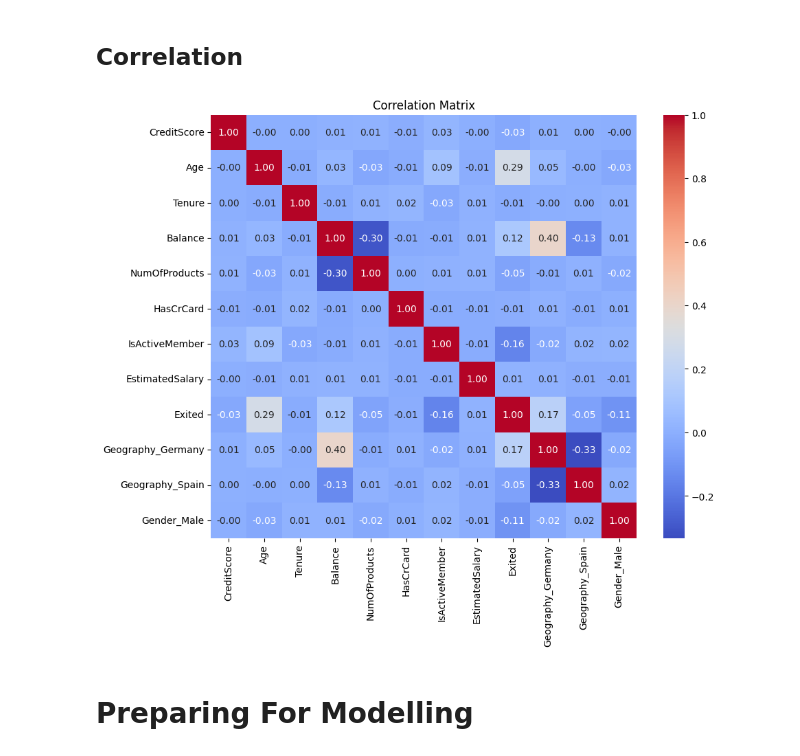
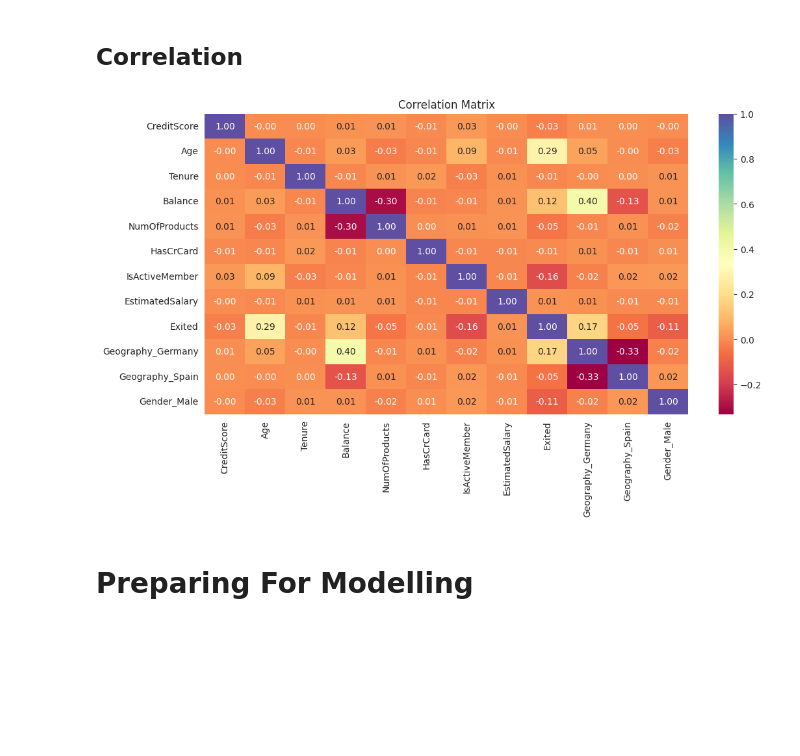
Before and after one commit to mohammadreza-mohammadi94/DataAnalysis-And-MachineLearning, a Jupyter notebook: 2. Marketing and Customer Analysis/Bank Customer Churn Prediction/Predicting_Churn_for_Bank_Customers.ipynb, the cells around one changed output. Saved outputs shown, nothing was run; the diff lists cells and outputs as text; code cells hidden in the pictures; blank space fills up the shorter version.

```diff
--- a/2. Marketing and Customer Analysis/Bank Customer Churn Prediction/Predicting_Churn_for_Bank_Customers.ipynb
+++ b/2. Marketing and Customer Analysis/Bank Customer Churn Prediction/Predicting_Churn_for_Bank_Customers.ipynb
@@ -367,11 +438,11 @@ df_encoded.head(2)
 # %%
-# # Importing OneHotEncoding
-# from sklearn.preprocessing import OneHotEncoder
-# # Initialize the OneHotEncoder
-# encoder = OneHotEncoder(drop='first', sparse=False)
-# # Step 2: Fit and transform the selected columns
-# encoded_cols = encoder.fit_transform(df[['Geography', 'Gender']])
-# encoded_cols
+# Importing OneHotEncoding
+from sklearn.preprocessing import OneHotEncoder
+# Initialize the OneHotEncoder
+encoder = OneHotEncoder(drop='first', sparse=False)
+# Step 2: Fit and transform the selected columns
+encoded_cols = encoder.fit_transform(df[['Geography', 'Gender']])
+encoded_cols
 # %% [output]
 array([[0., 0., 0.],
        [0., 1., 0.],
@@ -381,8 +452,8 @@ array([[0., 0., 0.],
        [1., 0., 1.],
        [0., 0., 0.]])
 # %%
-# encoded_df = pd.DataFrame(encoded_cols, columns=encoder.get_feature_names_out(['Geography', 'Gender']))
-# encoded_df
+encoded_df = pd.DataFrame(encoded_cols, columns=encoder.get_feature_names_out(['Geography', 'Gender']))
+encoded_df
 # %% [output]
 |  | Geography_Germany | Geography_Spain | Gender_Male |
 | 0 | 0.0 | 0.0 | 0.0 |
@@ -398,12 +469,12 @@ array([[0., 0., 0.],
 | 9999 | 0.0 | 0.0 | 0.0 |
 10000 rows × 3 columns
 # %%
-# df_encoded = pd.concat([df, encoded_df], axis=1)
-# # Drop Original Columns
-# df_encoded.drop(['Geography', 'Gender'], axis=1, inplace=True)
+df_encoded = pd.concat([df, encoded_df], axis=1)
+# Drop Original Columns
+df_encoded.drop(['Geography', 'Gender'], axis=1, inplace=True)
 
-# # Validate changes
-# df_encoded.head(2)
+# Validate changes
+df_encoded.head(2)
 # %% [output]
 |  | CreditScore | Age | Tenure | Balance | NumOfProducts | HasCrCard | IsActiveMember | EstimatedSalary | ... |
 | 0 | 619 | 42 | 2 | 0.00 | 1 | 1 | 1 | 101348.88 | ... |
@@ -431,12 +502,12 @@ __There correlation between target variable and `Age`, `Balance`, `IsActiveMembe
 # %%
 df_corr = df_encoded.corr(numeric_only=True)
 
-plt.figure(figsize=(10, 8))
-sns.heatmap(df_corr, annot=True, cmap='coolwarm', fmt=".2f")
+plt.figure(figsize=(12, 6))
+sns.heatmap(df_corr, annot=True, cmap='Spectral', fmt=".2f")
 plt.title('Correlation Matrix')
 plt.show()
 # %% [output]
-[figure, old version]
+[figure, new version]
 # %% [markdown]
 # Preparing For Modelling
 # %% [markdown]
```
Also changed, not shown: parts of 24 cells of this notebook.
